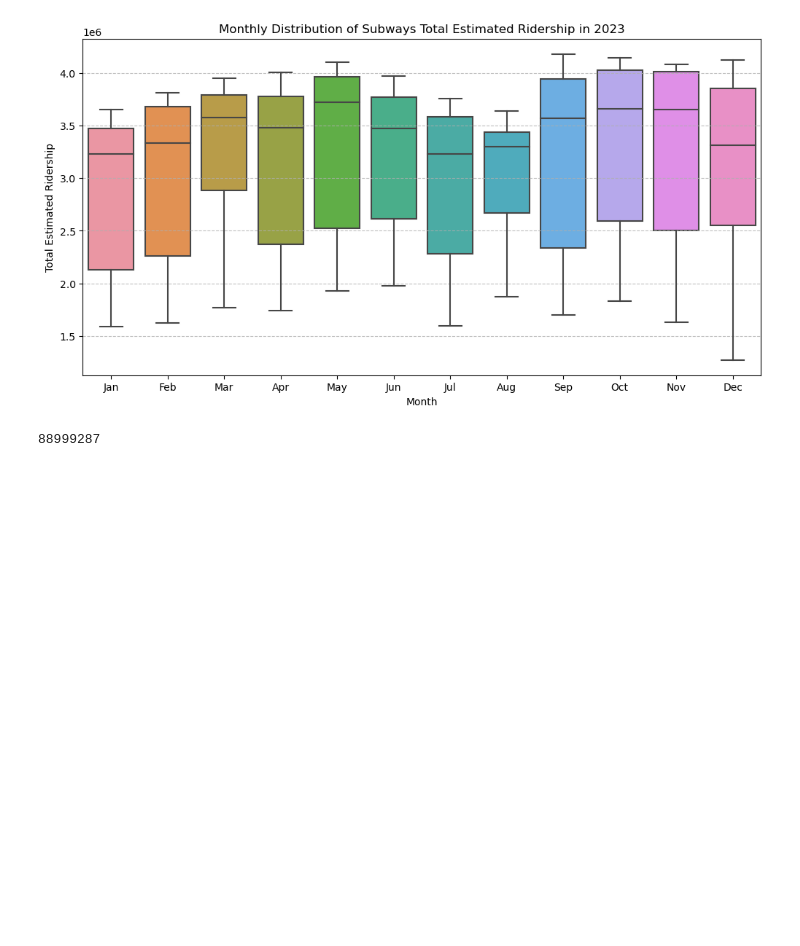
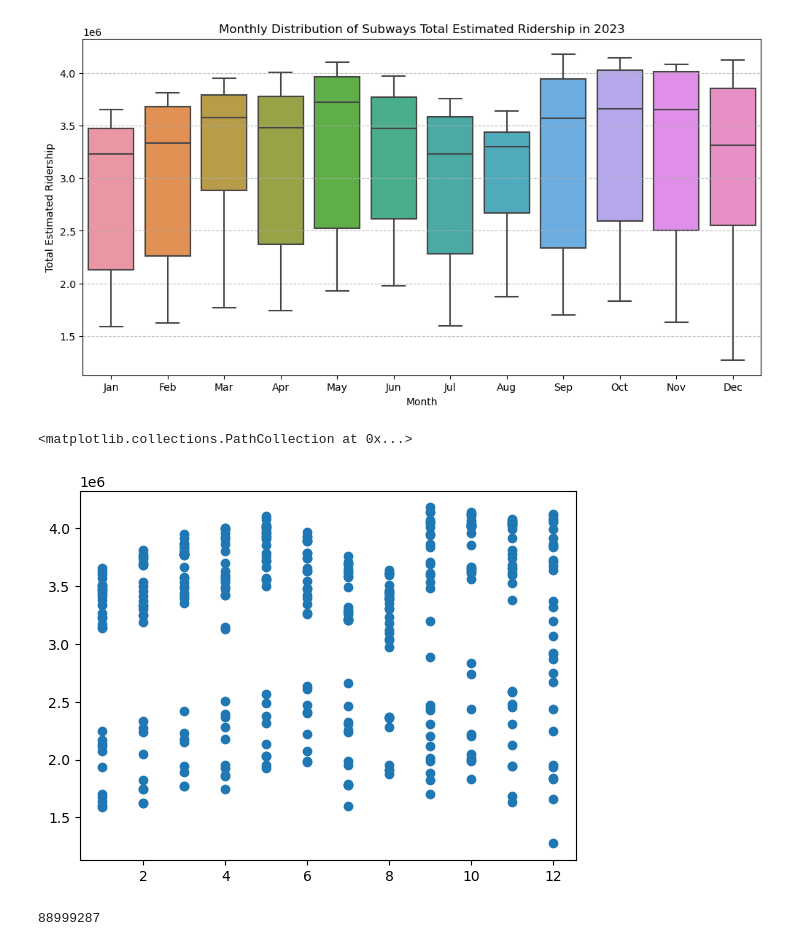
Before and after one commit to atharvakarnik/NY-MetroMetrics, a Jupyter notebook: sandbox-data-extraction.ipynb, the cells around one changed output. Cells and saved outputs as stored; diff of their text form; code cells hidden in the pictures; blank space fills up the shorter version.

```diff
--- a/sandbox-data-extraction.ipynb
+++ b/sandbox-data-extraction.ipynb
@@ -213,6 +213,11 @@ plt.xticks(ticks=range(12), labels=['Jan', 'Feb', 'Mar', 'Apr', 'May', 'Jun', 'J
 plt.show()
 # %% [output]
 [figure]
+# %%
+plt.scatter(x='month', y='subways_total_estimated_ridership', data=df_2023)
+# %% [output]
+<matplotlib.collections.PathCollection at 0x...>
+[figure, added]
 # %%
 # Debugging snippet for issue #1
 
```
Also changed, not shown: parts of 4 cells of this notebook.
